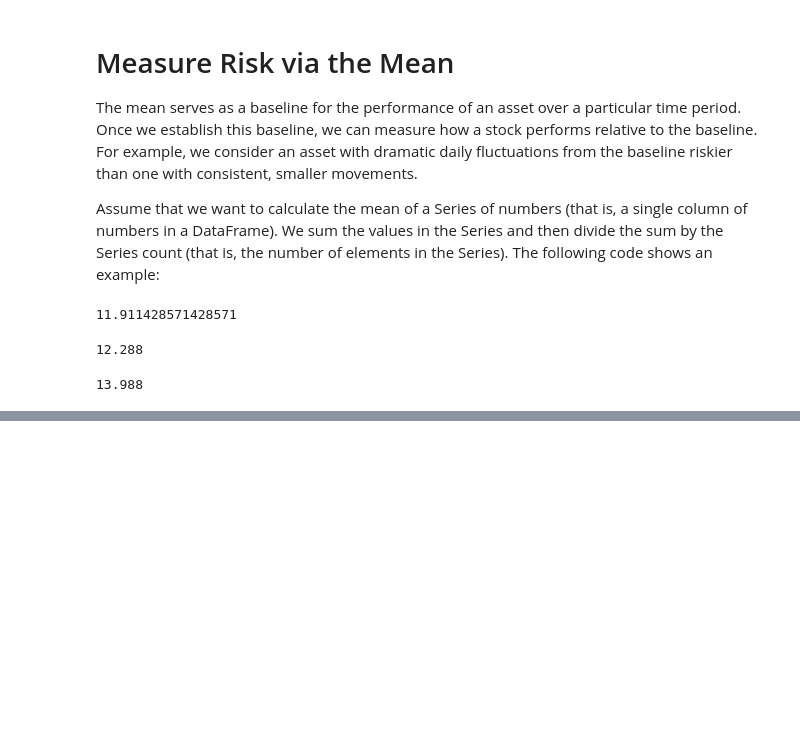
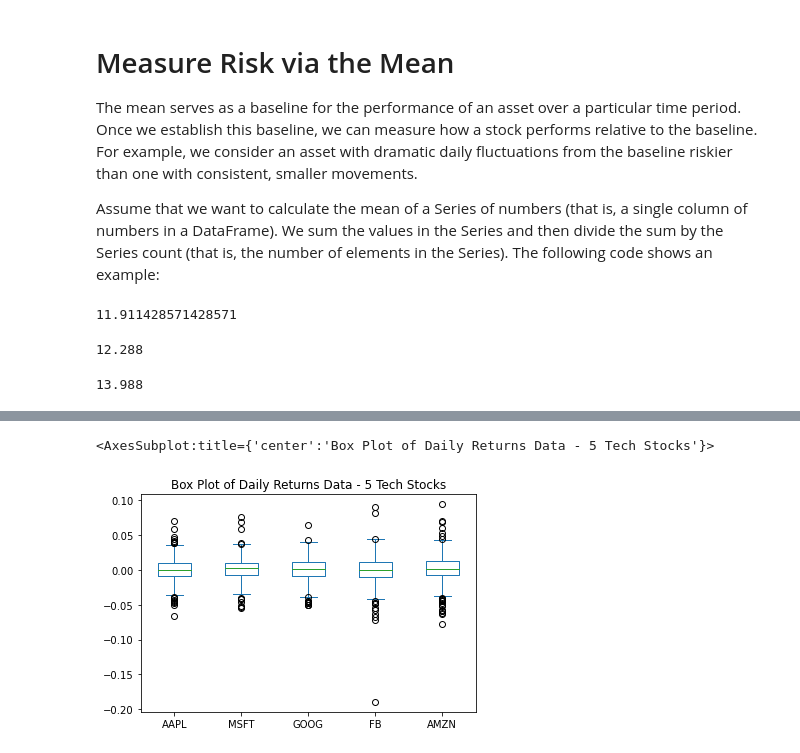
Before and after one commit to carlosmpr/fintech, a Jupyter notebook: module4/Module4.ipynb, the cells around one changed output, grey strips where cells are left out. Drawn from its saved outputs; the diff is of its cells as text; code cells hidden in the pictures; blank space fills up the shorter version.

```diff
--- a/module4/Module4.ipynb
+++ b/module4/Module4.ipynb
@@ -296,0 +314,4 @@ A small standard deviation indicates that the daily return values of the asset d
+# %%
+# Calculate daily returns using Pandas ‘pct_change’  and ‘dropna’
+daily_returns = tech_stocks_df.pct_change().dropna()
+daily_returns.head()
@@ -296,0 +433,6 @@ A small standard deviation indicates that the daily return values of the asset d
+# %%
+# Create a Pandas box plot from the `daily_returns` DataFrame
+daily_returns.plot.box(title="Box Plot of Daily Returns Data - 5 Tech Stocks")
+# %% [output]
+<AxesSubplot:title={'center':'Box Plot of Daily Returns Data - 5 Tech Stocks'}>
+[figure, added]
```
Also changed, not shown: parts of 28 cells of this notebook, 4 other files.
